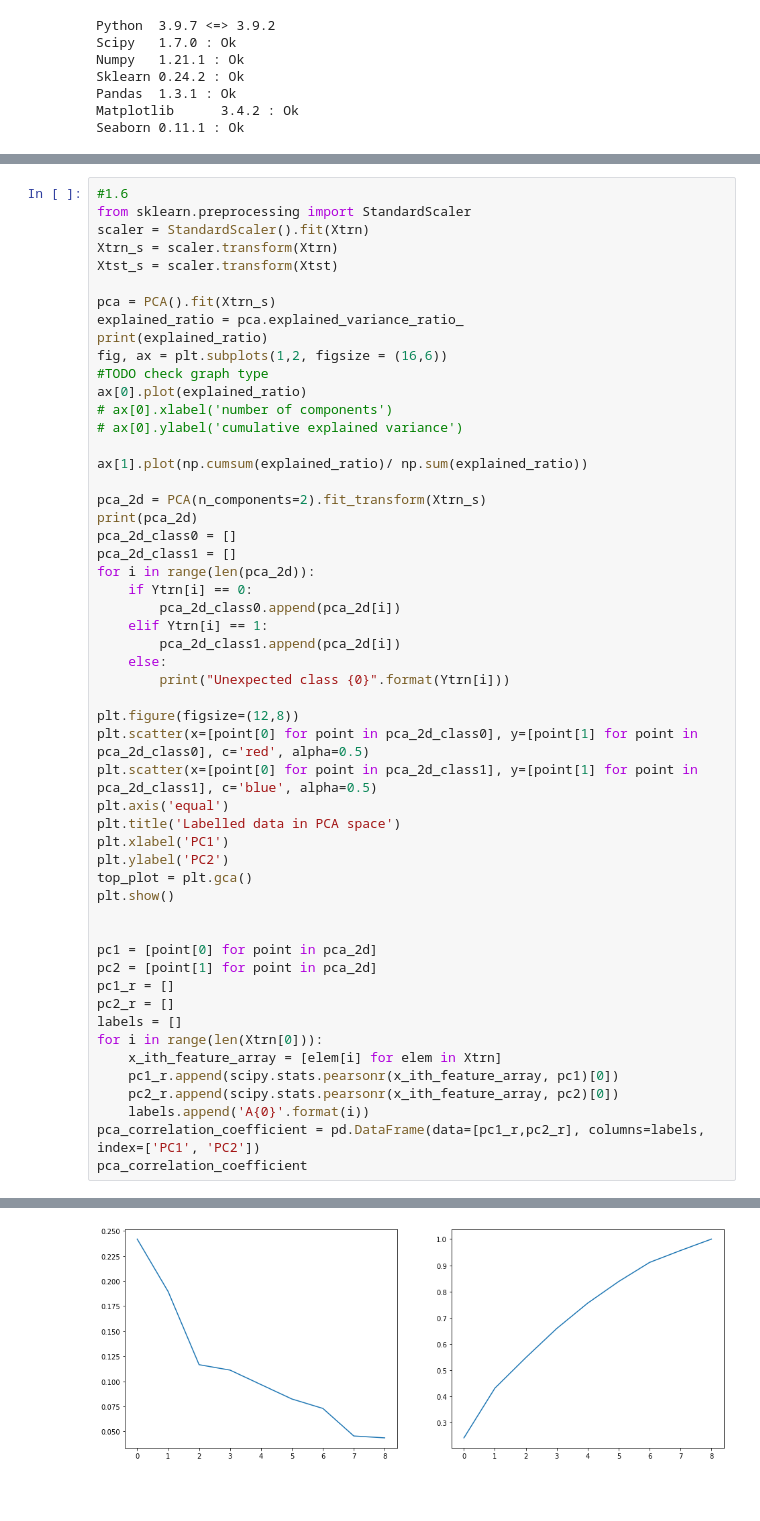
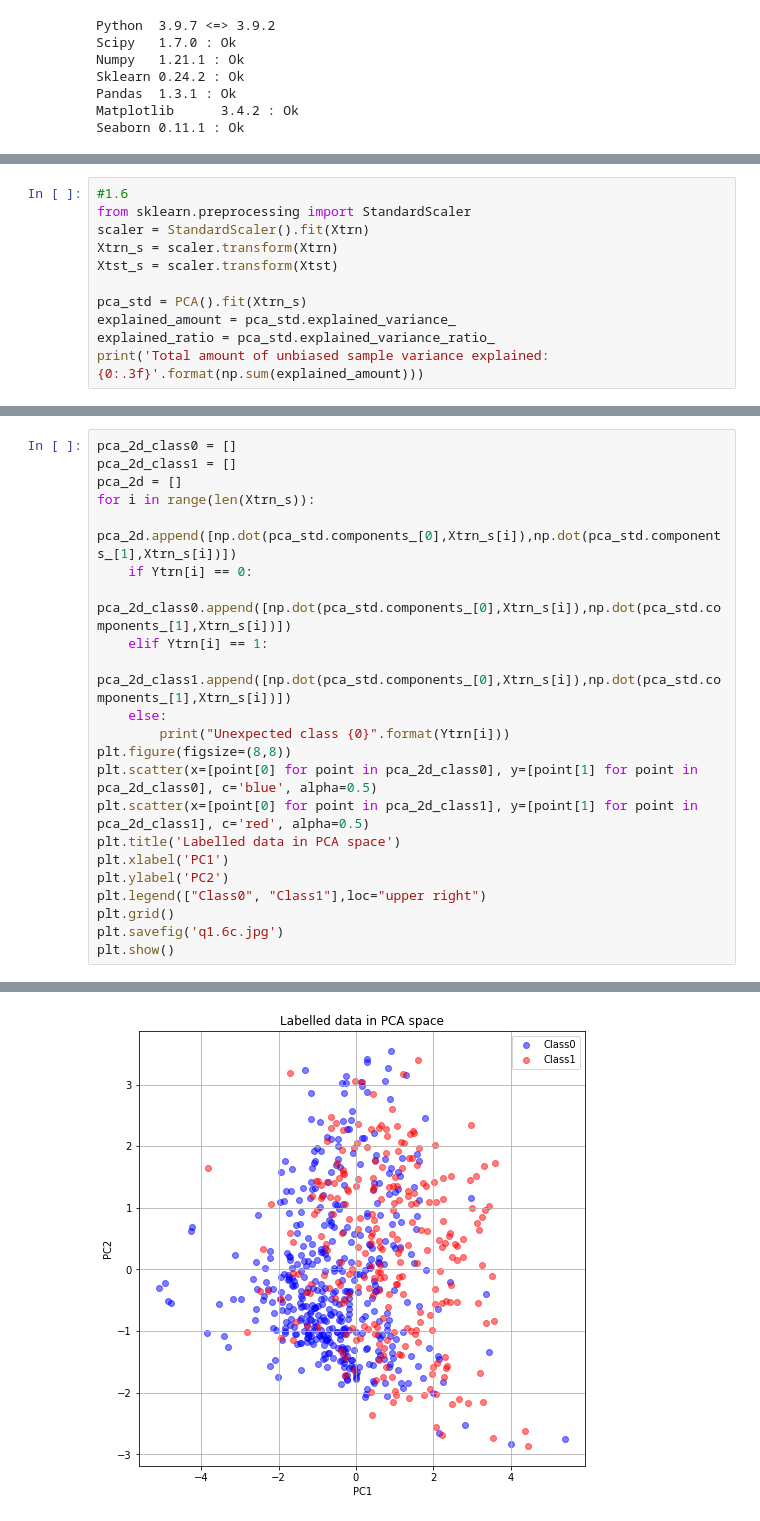
Before and after one commit to MrTooOldDriver/UoE-IAML-Coursework, a Jupyter notebook: Coursework2/coursework2_q1.ipynb, the cells around one changed output, grey strips where cells are left out. Drawn from its saved outputs; the diff is of its cells as text; blank space fills up the shorter version.

```diff
--- a/Coursework2/coursework2_q1.ipynb
+++ b/Coursework2/coursework2_q1.ipynb
@@ -161,0 +180,11 @@ pca_correlation_coefficient
+# %%
+#1.6
+from sklearn.preprocessing import StandardScaler
+scaler = StandardScaler().fit(Xtrn)
+Xtrn_s = scaler.transform(Xtrn)
+Xtst_s = scaler.transform(Xtst)
+
+pca_std = PCA().fit(Xtrn_s)
+explained_amount = pca_std.explained_variance_
+explained_ratio = pca_std.explained_variance_ratio_
+print('Total amount of unbiased sample variance explained:{0:.3f}'.format(np.sum(explained_amount)))
@@ -162,54 +222,23 @@ pca_correlation_coefficient
 # %%
-#1.6
-from sklearn.preprocessing import StandardScaler
-scaler = StandardScaler().fit(Xtrn)
-Xtrn_s = scaler.transform(Xtrn)
-Xtst_s = scaler.transform(Xtst)
-
-pca = PCA().fit(Xtrn_s)
-explained_ratio = pca.explained_variance_ratio_
-print(explained_ratio)
-fig, ax = plt.subplots(1,2, figsize = (16,6))
-#TODO check graph type
-ax[0].plot(explained_ratio)
-# ax[0].xlabel('number of components')
-# ax[0].ylabel('cumulative explained variance')
-
-ax[1].plot(np.cumsum(explained_ratio)/ np.sum(explained_ratio))
-
-pca_2d = PCA(n_components=2).fit_transform(Xtrn_s)
-print(pca_2d)
 pca_2d_class0 = []
 pca_2d_class1 = []
-for i in range(len(pca_2d)):
+pca_2d = []
+for i in range(len(Xtrn_s)):
+    pca_2d.append([np.dot(pca_std.components_[0],Xtrn_s[i]),np.dot(pca_std.components_[1],Xtrn_s[i])])
     if Ytrn[i] == 0:
-        pca_2d_class0.append(pca_2d[i])
+        pca_2d_class0.append([np.dot(pca_std.components_[0],Xtrn_s[i]),np.dot(pca_std.components_[1],Xtrn_s[i])])
     elif Ytrn[i] == 1:
-        pca_2d_class1.append(pca_2d[i])
+        pca_2d_class1.append([np.dot(pca_std.components_[0],Xtrn_s[i]),np.dot(pca_std.components_[1],Xtrn_s[i])])
     else:
         print("Unexpected class {0}".format(Ytrn[i]))
-
-plt.figure(figsize=(12,8))
-plt.scatter(x=[point[0] for point in pca_2d_class0], y=[point[1] for point in pca_2d_class0], c='red', alpha=0.5)
-plt.scatter(x=[point[0] for point in pca_2d_class1], y=[point[1] for point in pca_2d_class1], c='blue', alpha=0.5)
-plt.axis('equal')
+plt.figure(figsize=(8,8))
+plt.scatter(x=[point[0] for point in pca_2d_class0], y=[point[1] for point in pca_2d_class0], c='blue', alpha=0.5)
+plt.scatter(x=[point[0] for point in pca_2d_class1], y=[point[1] for point in pca_2d_class1], c='red', alpha=0.5)
 plt.title('Labelled data in PCA space')
 plt.xlabel('PC1')
 plt.ylabel('PC2')
-top_plot = plt.gca()
+plt.legend(["Class0", "Class1"],loc="upper right")
+plt.grid()
+plt.savefig('q1.6c.jpg')
 plt.show()
-
-
-pc1 = [point[0] for point in pca_2d]
-pc2 = [point[1] for point in pca_2d]
-pc1_r = []
-pc2_r = []
-labels = []
-for i in range(len(Xtrn[0])):
-    x_ith_feature_array = [elem[i] for elem in Xtrn]
-    pc1_r.append(scipy.stats.pearsonr(x_ith_feature_array, pc1)[0])
-    pc2_r.append(scipy.stats.pearsonr(x_ith_feature_array, pc2)[0])
-    labels.append('A{0}'.format(i))
-pca_correlation_coefficient = pd.DataFrame(data=[pc1_r,pc2_r], columns=labels, index=['PC1', 'PC2'])
-pca_correlation_coefficient
 # %% [output]
@@ -225 +245 @@ pca_correlation_coefficient
-[figure, old version]
+[figure, new version]
```
Also changed, not shown: parts of 14 cells of this notebook, 19 other files.
